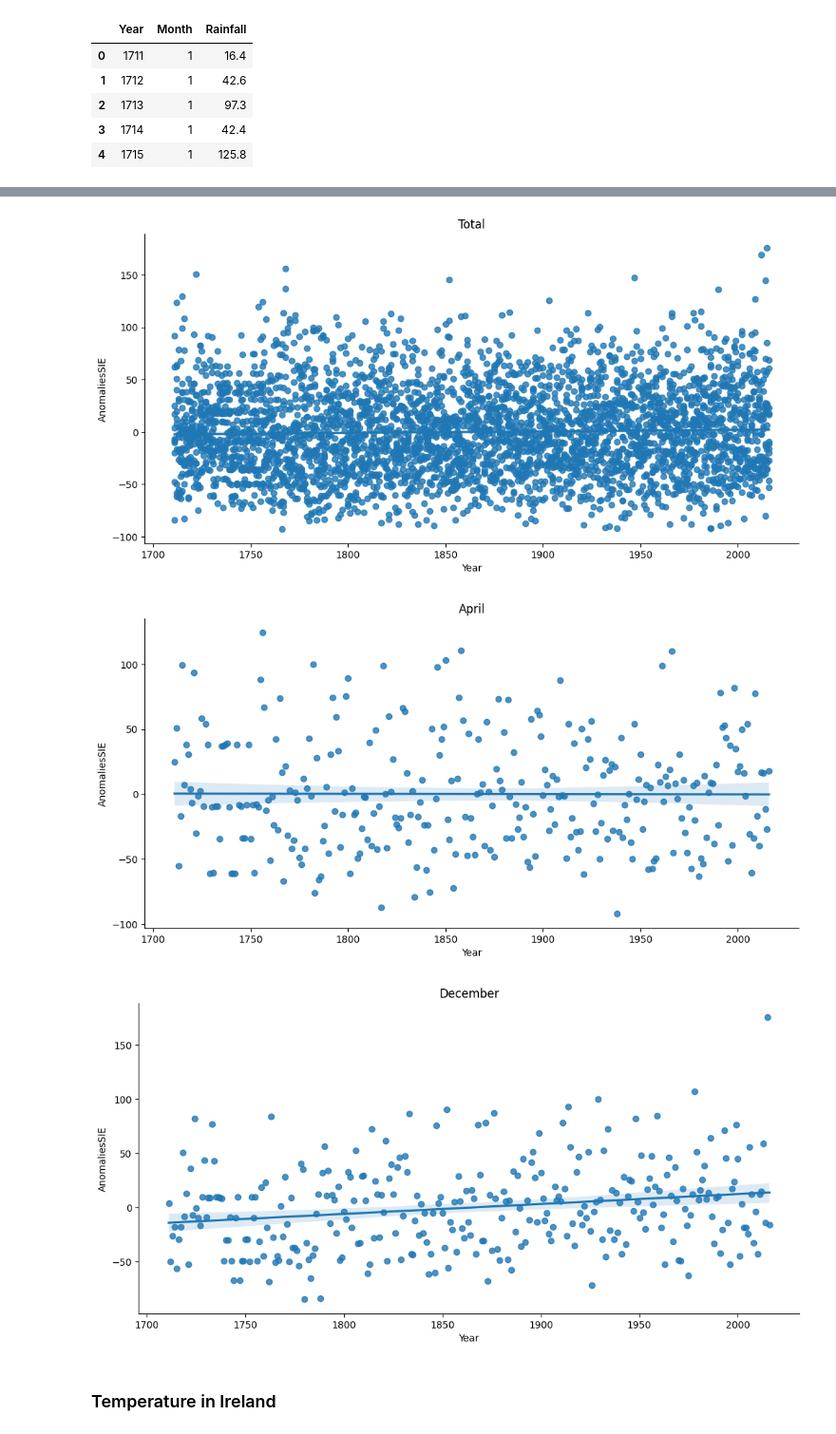
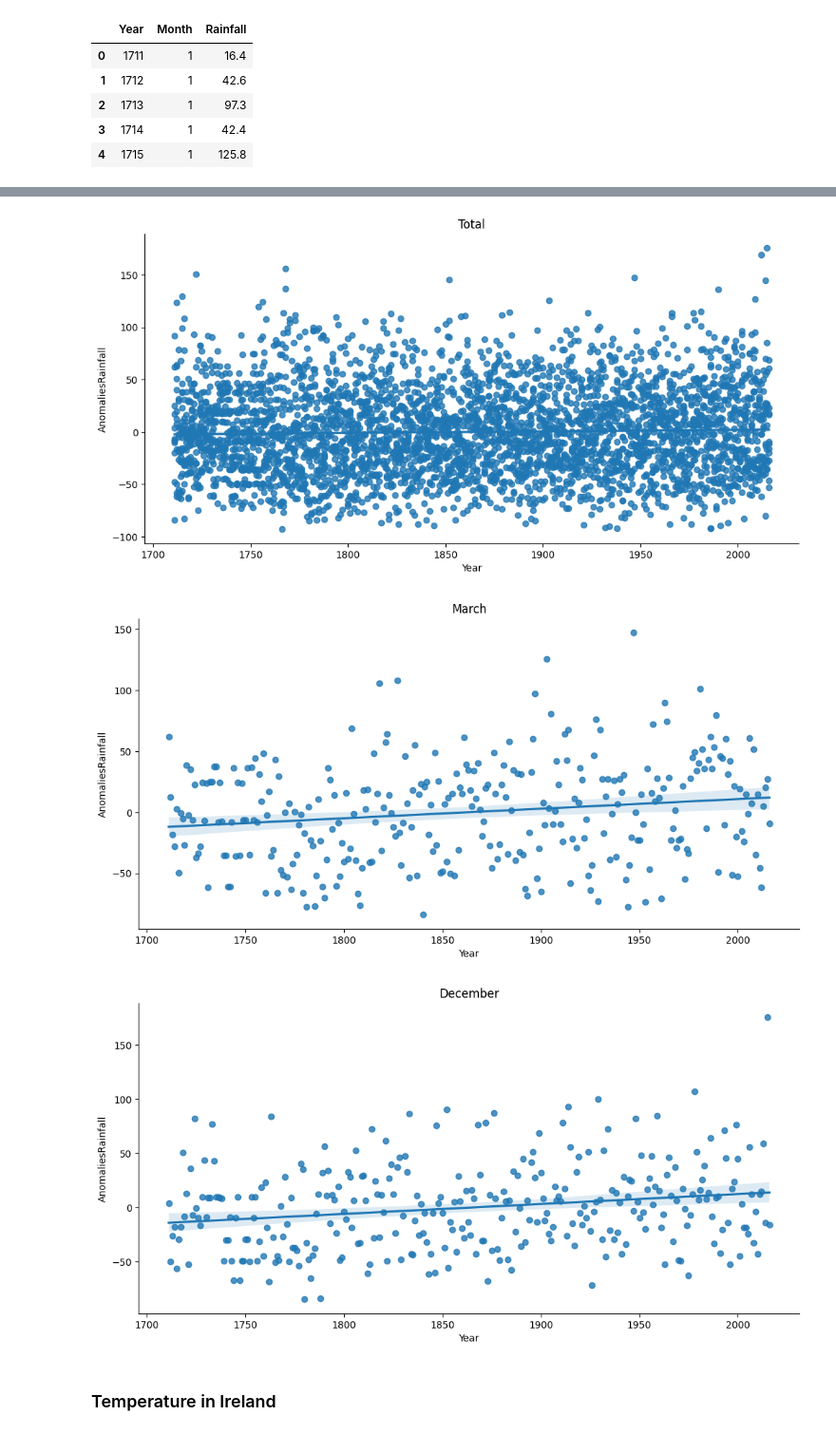
Before and after one commit to rachel-king4/PfDA_Assignment_2, a Jupyter notebook: pfda_assignment_2.ipynb, the cells around one changed output, grey strips where cells are left out. Shown at 95% size. Cells and saved outputs as stored; diff of their text form; code cells hidden in the pictures.

```diff
--- a/pfda_assignment_2.ipynb
+++ b/pfda_assignment_2.ipynb
@@ -303,26 +324,25 @@ for y in range(1711, 2016):
   std_dict[y] = std
 # %%
 #Compute Rainfall anomalies
-def anomaliesSIE(rainfall_ireland):
+def anomaliesRainfall(rainfall_ireland):
   #Calcule mean by months from 1981-2010
-  df_300y = rainfall_ireland.query('1711 <= Year <= 2016')
-  df_300y = df_300y.reset_index().drop(['index'], axis=1)
-  mean_300y = []
+  df_300y_rainfall = rainfall_ireland.query('1711 <= Year <= 2016')
+  df_300y_rainfall = df_300y_rainfall.reset_index().drop(['index'], axis=1)
+  mean_300y_rainfall = []
   for m in range(1,13):
     mu = rainfall_ireland[rainfall_ireland.Month == m]['Rainfall'].mean()
-    mean_300y.append(mu)
+    mean_300y_rainfall.append(mu)
 
   #Compute SIE anomalies
-  anomalies_list = []
+  anomalies_rainfall_list = []
   for s in range(0, len(rainfall_ireland)):
-    mean_300y_index = rainfall_ireland.loc[s, 'Month']-1
+    mean_300y_rainfall_index = rainfall_ireland.loc[s, 'Month']-1
     #Calcule anomalies
-    anomalies_SIE = rainfall_ireland.loc[s, 'Rainfall'] - mean_300y[mean_300y_index]
-    anomalies_SIE = anomalies_SIE/mean_300y[mean_300y_index]*100
+    anomalies_rainfall = rainfall_ireland.loc[s, 'Rainfall'] - mean_300y_rainfall[mean_300y_rainfall_index]
+    anomalies_rainfall = anomalies_rainfall/mean_300y_rainfall[mean_300y_rainfall_index]*100
     #Save anomalies
-    anomalies_list.append(anomalies_SIE)
-  rainfall_ireland['AnomaliesSIE'] = anomalies_list
-  return rainfall_ireland, mean_300y
+    anomalies_rainfall_list.append(anomalies_rainfall)
+  rainfall_ireland['AnomaliesRainfall'] = anomalies_rainfall_list
+  return rainfall_ireland, mean_300y_rainfall
 
-df_SIE, mean_300y = anomaliesSIE(rainfall_ireland)
-df_SIE.head()
+df_rainfall, mean_300y_rainfall = anomaliesRainfall(rainfall_ireland)
@@ -336,18 +349,18 @@ df_SIE.head()
 # %%
-df_SIE['Year'] = pd.to_numeric(df_SIE['Year'])
+df_rainfall['Year'] = pd.to_numeric(df_rainfall['Year'])
 #Total
-sns.lmplot(x='Year', y='AnomaliesSIE', data=df_SIE, height=5.2, aspect=2).set(title='Total')
+sns.lmplot(x='Year', y='AnomaliesRainfall', data=df_rainfall, height=5.2, aspect=2).set(title='Total')
 plt.show()
-#April
-sns.lmplot(x='Year', y='AnomaliesSIE', data=df_SIE[df_SIE.Month == 4], height=5.2, aspect=2).set(title='April')
+#March
+sns.lmplot(x='Year', y='AnomaliesRainfall', data=df_rainfall[df_rainfall.Month == 3], height=5.2, aspect=2).set(title='March')
 plt.show()
 #December
-sns.lmplot(x='Year', y='AnomaliesSIE', data=df_SIE[df_SIE.Month == 12], height=5.2, aspect=2).set(title='December')
+sns.lmplot(x='Year', y='AnomaliesRainfall', data=df_rainfall[df_rainfall.Month == 12], height=5.2, aspect=2).set(title='December')
 plt.show()
 # %% [output]
-[figure, old version]
+[figure, new version]
-[figure, old version]
+[figure, new version]
-[figure, old version]
+[figure, new version]
 # %% [markdown]
 ### Temperature in Ireland
 # %%
```
Also changed, not shown: parts of 14 cells of this notebook.
